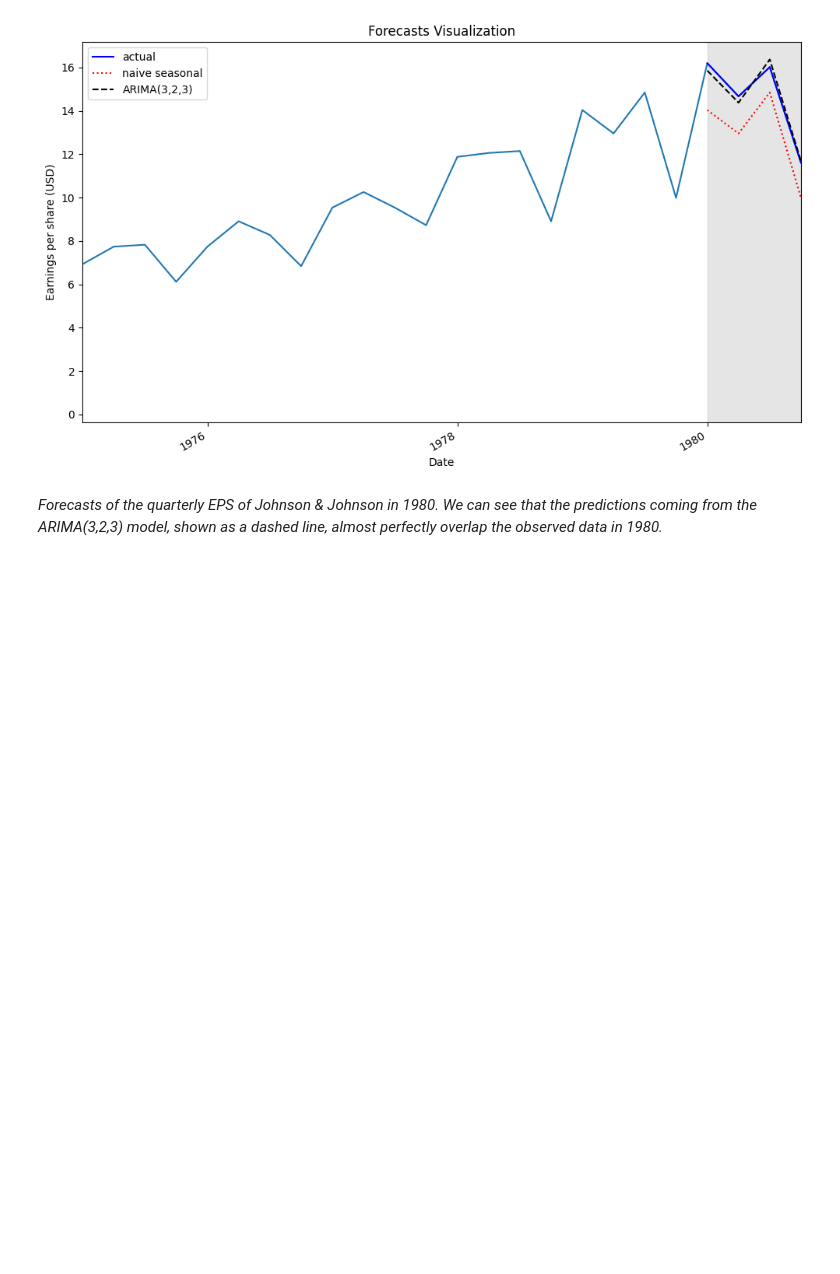
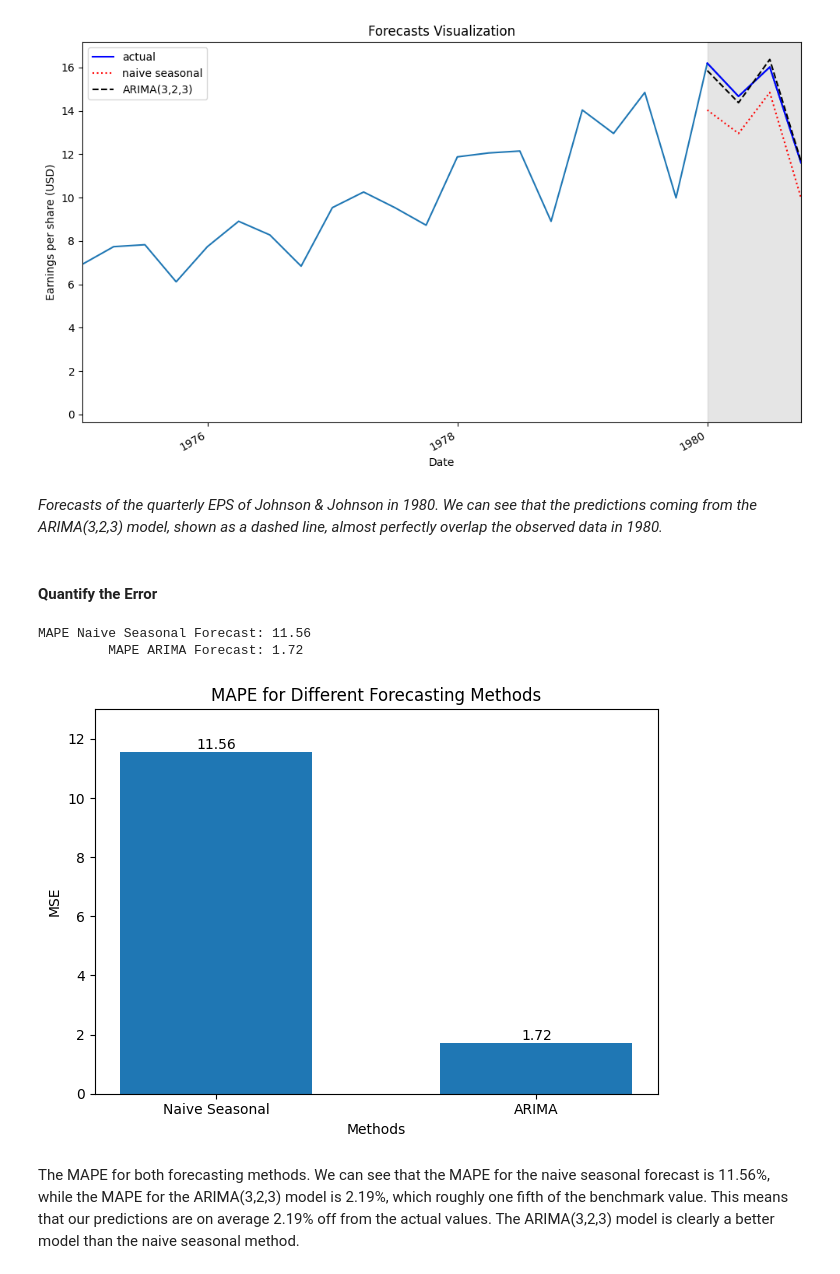
Before and after one commit to LeonardoSMSoares/Economics-Finance, a Jupyter notebook: Time Series Forecasting in Python/TSF 10 - Forecasting Non-Stationary TS.ipynb, the cells around one changed output. Saved outputs shown, nothing was run; the diff lists cells and outputs as text; code cells hidden in the pictures; blank space fills up the shorter version.

```diff
--- a/Time Series Forecasting in Python/TSF 10 - Forecasting Non-Stationary TS.ipynb
+++ b/Time Series Forecasting in Python/TSF 10 - Forecasting Non-Stationary TS.ipynb
@@ -393,3 +393,45 @@ plt.tight_layout()
 *Forecasts of the quarterly EPS of Johnson & Johnson in 1980. We can see
 that the predictions coming from the ARIMA(3,2,3) model, shown as a dashed line,
 almost perfectly overlap the observed data in 1980.*
+# %% [markdown]
+#### Quantify the Error
+# %%
+def mape(y_true, y_pred):
+
+    mape = np.mean(np.abs((y_true - y_pred) / y_true)) * 100
+
+    return mape
+# %%
+# Calculate the MAPE for each forecast
+mape_naive_seasonal = mape(test['data'], test['naive_seasonal'])
+mape_ARIMA = mape(test['data'], test['ARIMA_pred'])
+
+# Display MSE results
+print(f'MAPE Naive Seasonal Forecast: {mape_naive_seasonal:.2f}')
+print(f'         MAPE ARIMA Forecast: {mape_ARIMA:.2f}')
+# %% [output]
+MAPE Naive Seasonal Forecast: 11.56
+         MAPE ARIMA Forecast: 1.72
+# %%
+fig, ax = plt.subplots()
+
+x = ['Naive Seasonal', 'ARIMA']
+y = [mape_naive_seasonal, mape_ARIMA]
+
+ax.bar(x, y, width=0.6)
+ax.set_xlabel('Methods')
+ax.set_ylabel('MSE')
+ax.set_title('MAPE for Different Forecasting Methods')
+ax.set_ylim(0, 13)
+
+for index, value in enumerate(y):
+    plt.text(x=index, y=value + 0.1, s=str(round(value, 2)), ha='center')
+
+plt.tight_layout()
+# %% [output]
+[figure, added]
+# %% [markdown]
+The MAPE for both forecasting methods. We can see that the MAPE for the naive seasonal forecast is 11.56%,
+while the MAPE for the ARIMA(3,2,3) model is 2.19%, which roughly one fifth of the
+benchmark value. This means that our predictions are on average 2.19% off from the
+actual values. The ARIMA(3,2,3) model is clearly a better model than the naive seasonal method.
```
Also changed, not shown: parts of 1 cell of this notebook.
